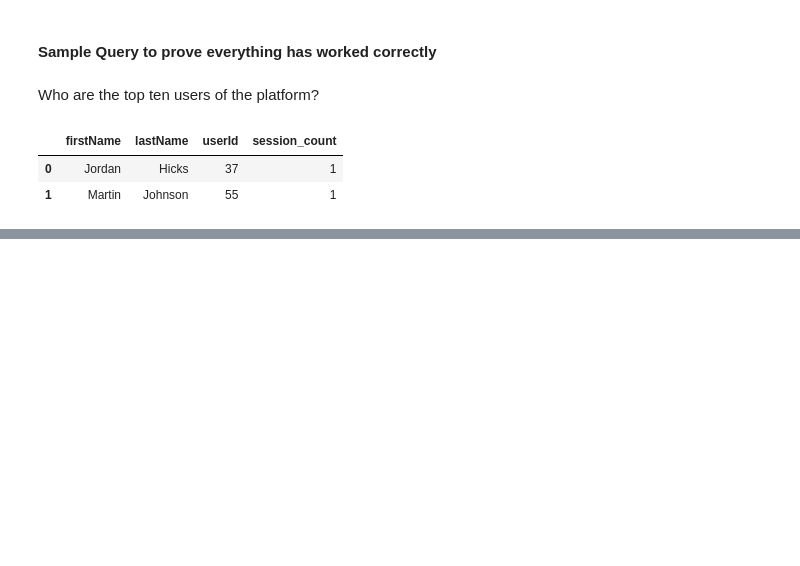
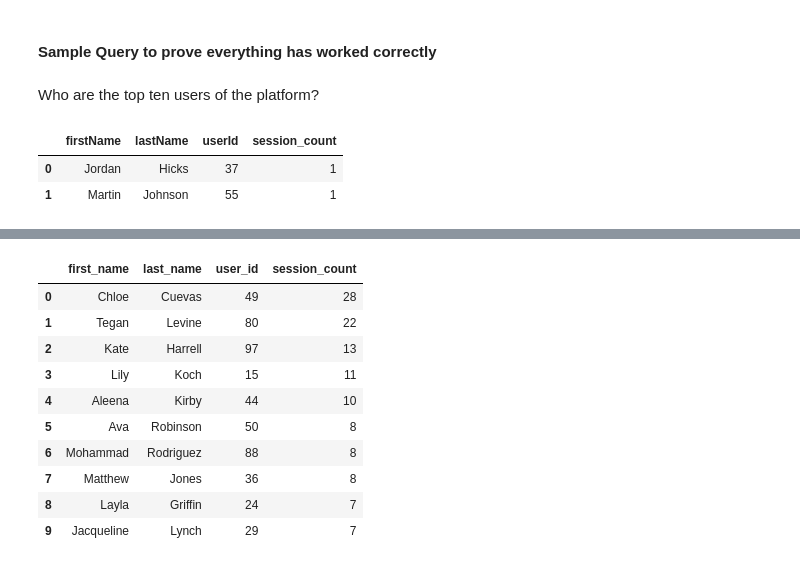
Before and after one commit to TheLinuxEnthusiast/aws-emr-s3-data-lake, a Jupyter notebook: prototype.ipynb, the cells around one changed output, grey strips where cells are left out. Drawn from its saved outputs; the diff is of its cells as text; code cells hidden in the pictures; blank space fills up the shorter version.

```diff
--- a/prototype.ipynb
+++ b/prototype.ipynb
@@ -264,0 +309,31 @@ query_result.limit(10).toPandas()
+# %%
+query_result = sqlContext.sql("""
+    SELECT
+        u.first_name,
+        u.last_name,
+        sp.user_id,
+        COUNT(DISTINCT sp.session_id) as session_count
+    FROM songplay sp
+    JOIN users u
+    ON u.user_id = sp.user_id
+    GROUP BY
+        u.first_name,
+        u.last_name,
+        sp.user_id
+    ORDER BY session_count DESC
+    LIMIT 10
+""")
+# %%
+query_result.limit(10).toPandas()
+# %% [output]
+|  | first_name | last_name | user_id | session_count |
+| 0 | Chloe | Cuevas | 49 | 28 |
+| 1 | Tegan | Levine | 80 | 22 |
+| 2 | Kate | Harrell | 97 | 13 |
+| 3 | Lily | Koch | 15 | 11 |
+| 4 | Aleena | Kirby | 44 | 10 |
+| 5 | Ava | Robinson | 50 | 8 |
+| 6 | Mohammad | Rodriguez | 88 | 8 |
+| 7 | Matthew | Jones | 36 | 8 |
+| 8 | Layla | Griffin | 24 | 7 |
+| 9 | Jacqueline | Lynch | 29 | 7 |
```
Also changed, not shown: parts of 7 cells of this notebook, 5 other files.
